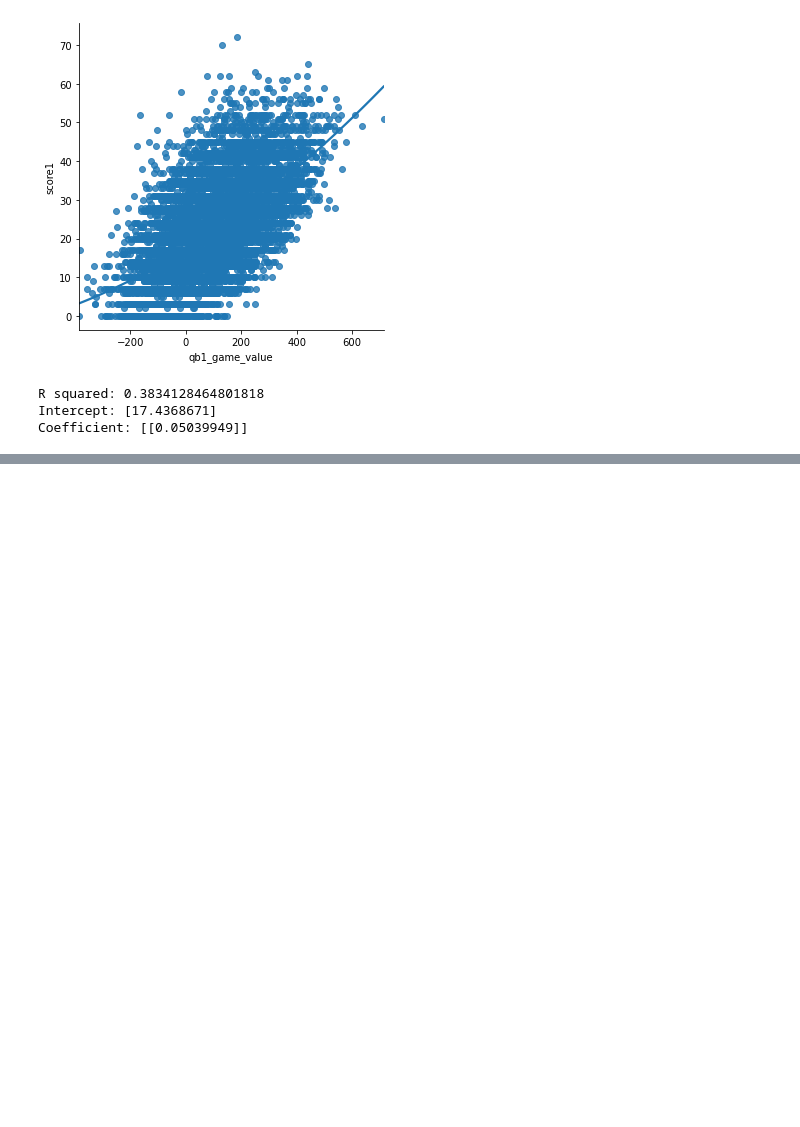
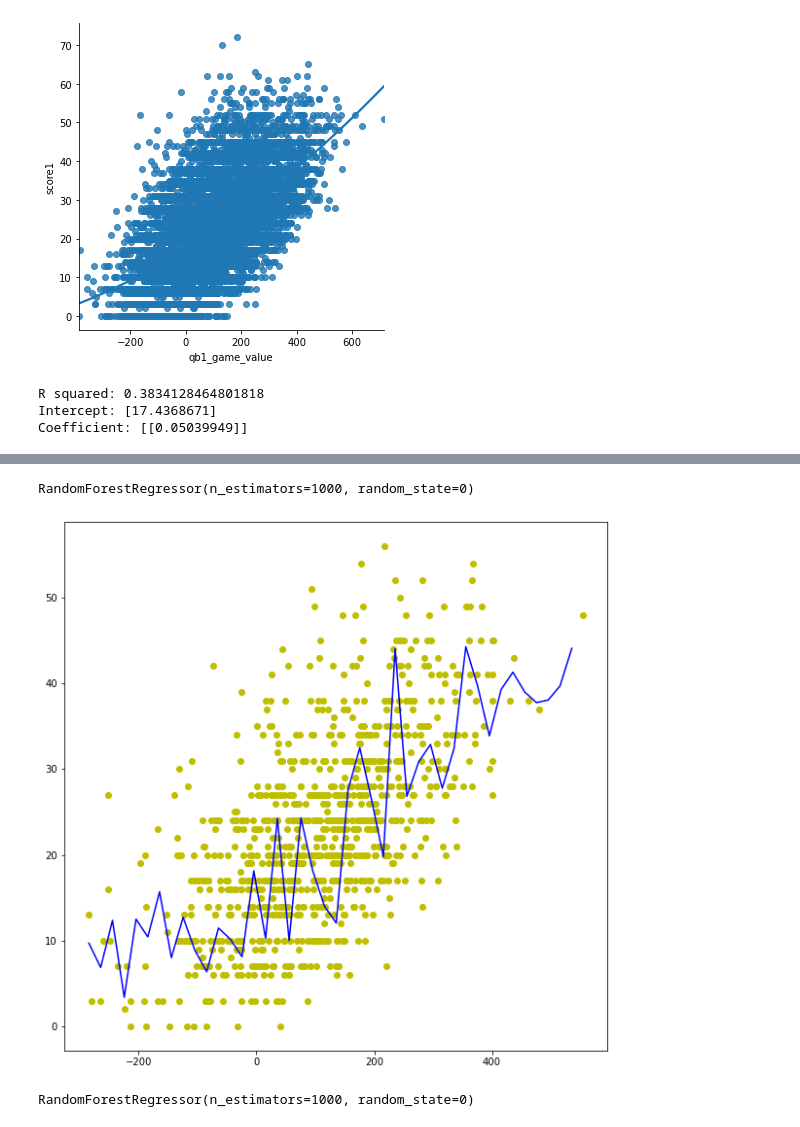
Before and after one commit to anissakhan/731-Project-4-Khan, a Jupyter notebook: Notebooks/731-Project4.ipynb, the cells around one changed output, grey strips where cells are left out. Drawn from its saved outputs; the diff is of its cells as text; code cells hidden in the pictures; blank space fills up the shorter version.

Commit message:
Add Random Forest Regression

```diff
--- a/Notebooks/731-Project4.ipynb
+++ b/Notebooks/731-Project4.ipynb
@@ -326,0 +299,24 @@ scaler = StandardScaler()
+# %%
+from sklearn.ensemble import RandomForestRegressor
+regressor=RandomForestRegressor(n_estimators=1000, random_state=0)
+X=np.array(dfKC['qb1_game_value']).reshape(-1,1)
+y=np.array(dfKC['score1']).reshape(-1,1)
+regressor.fit(X, y.ravel())
+# %% [output]
+RandomForestRegressor(n_estimators=1000, random_state=0)
+# %%
+X_grid=np.arange(min(X), max(X), 20)
+X_grid=X_grid.reshape((len(X_grid), 1))
+plt.figure(figsize=(10,10))
+plt.scatter(X, y, color='y')
+plt.plot(X_grid, regressor.predict(X_grid), color='b')
+plt.show()
+# %% [output]
+[figure, added]
+# %%
+regressor=RandomForestRegressor(n_estimators=1000, random_state=0)
+X=np.array(dfKC['qb2_game_value']).reshape(-1,1)
+y=np.array(dfKC['score2']).reshape(-1,1)
+regressor.fit(X, y.ravel())
+# %% [output]
+RandomForestRegressor(n_estimators=1000, random_state=0)
```
Also changed, not shown: parts of 10 cells of this notebook.
